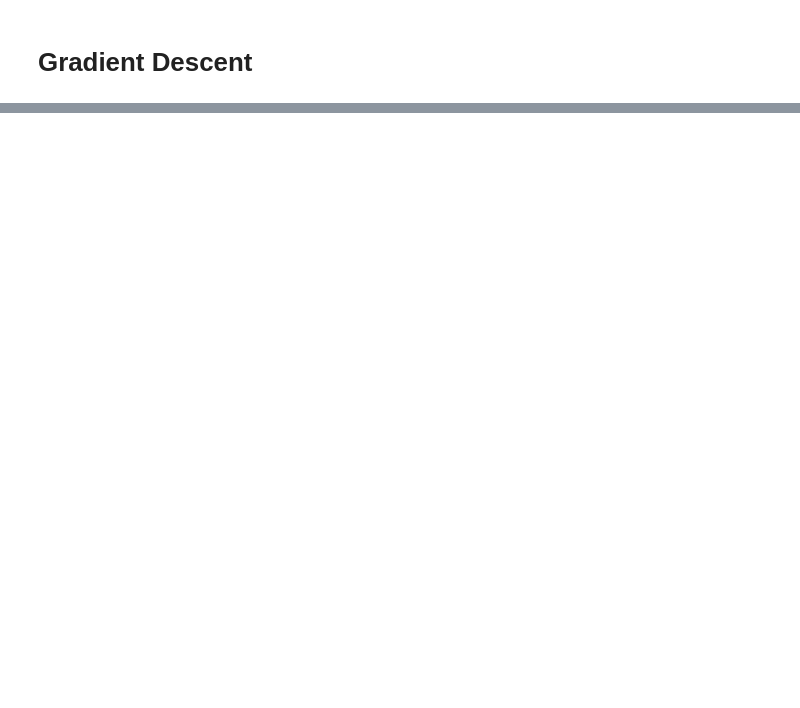
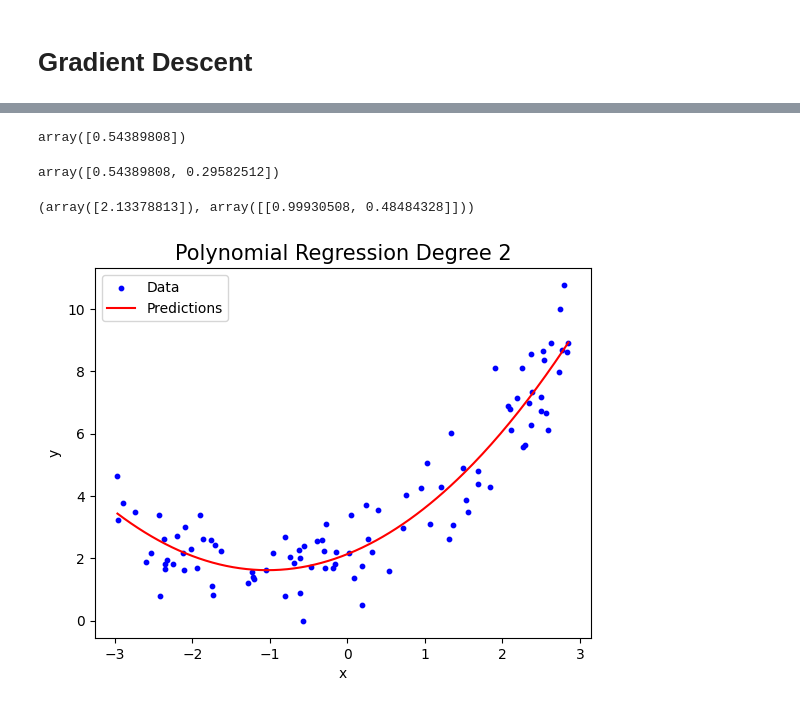
Before and after one commit to MottuqeBrid/Machine-Learning-exploring, a Jupyter notebook: 4 Training Models.ipynb, the cells around one changed output, grey strips where cells are left out. Drawn from its saved outputs; the diff is of its cells as text; code cells hidden in the pictures; blank space fills up the shorter version.

Commit message:
Polynomial Regression

```diff
--- a/4 Training Models.ipynb
+++ b/4 Training Models.ipynb
@@ -153,0 +156,4 @@ array([[4.52578947],
+# %%
+m = 100
+x = 6 * np.random.rand(m, 1) - 3
+y = 0.5 * x**2 + x + 2 + np.random.randn(m, 1)
@@ -153,0 +167,31 @@ array([[4.52578947],
+# %%
+from sklearn.preprocessing import  PolynomialFeatures
+poly_features = PolynomialFeatures(degree=2, include_bias=False)
+x_poly = poly_features.fit_transform(x)
+x[0]
+# %% [output]
+array([0.54389808])
+# %%
+x_poly[0]
+# %% [output]
+array([0.54389808, 0.29582512])
+# %%
+lin_reg = LinearRegression()
+lin_reg.fit(x_poly, y)
+lin_reg.intercept_, lin_reg.coef_
+# %% [output]
+(array([2.13378813]), array([[0.99930508, 0.48484328]]))
+# %%
+plt.scatter(x, y, c='blue', s=10)
+# To plot a smooth curve, generate dense x values
+x_plot = np.linspace(x.min(), x.max(), 200).reshape(-1,1) # 200 rows, 1 column
+x_plot_poly = poly_features.transform(x_plot) # transform to polynomial features
+y_plot = lin_reg.predict(x_plot_poly)
+plt.plot(x_plot, y_plot,'r-')
+plt.xlabel('x', fontsize=10)
+plt.ylabel('y', fontsize=10)
+plt.title('Polynomial Regression Degree 2', fontsize=15)
+plt.legend(['Data','Predictions'])
+plt.show()
+# %% [output]
+[figure, added]
```
Also changed, not shown: parts of 16 cells of this notebook.
